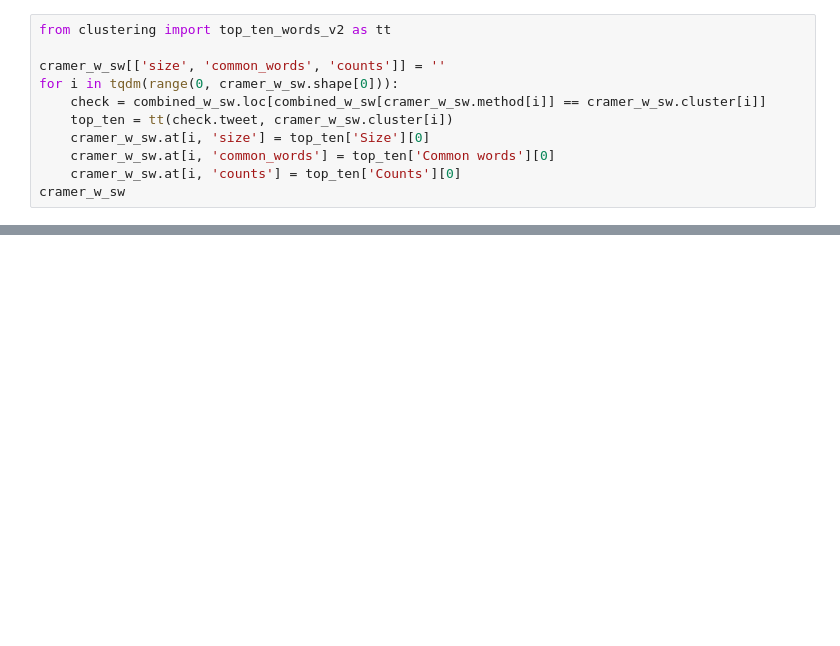
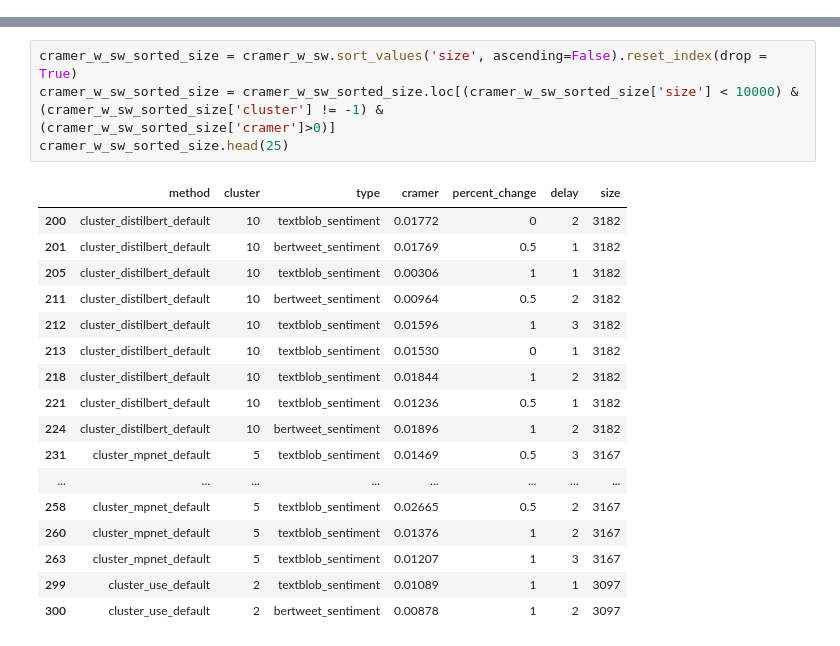
Before and after one commit to kmaksatk/Twitter_Stocks_Correlation, a Jupyter notebook: correlation_analysis.ipynb, the cells around one changed output, grey strips where cells are left out. Drawn from its saved outputs; the diff is of its cells as text; blank space fills up the shorter version.

```diff
--- a/correlation_analysis.ipynb
+++ b/correlation_analysis.ipynb
@@ -72,11 +85,0 @@ cramer_w_sw
-# %%
-from clustering import top_ten_words_v2 as tt
-
-cramer_w_sw[['size', 'common_words', 'counts']] = ''
-for i in tqdm(range(0, cramer_w_sw.shape[0])):
-    check = combined_w_sw.loc[combined_w_sw[cramer_w_sw.method[i]] == cramer_w_sw.cluster[i]]
-    top_ten = tt(check.tweet, cramer_w_sw.cluster[i])
-    cramer_w_sw.at[i, 'size'] = top_ten['Size'][0]
-    cramer_w_sw.at[i, 'common_words'] = top_ten['Common words'][0]
-    cramer_w_sw.at[i, 'counts'] = top_ten['Counts'][0]
-cramer_w_sw
@@ -96,0 +102,23 @@ cramer_w_sw
+# %%
+cramer_w_sw_sorted_size = cramer_w_sw.sort_values('size', ascending=False).reset_index(drop = True)
+cramer_w_sw_sorted_size = cramer_w_sw_sorted_size.loc[(cramer_w_sw_sorted_size['size'] < 10000) & (cramer_w_sw_sorted_size['cluster'] != -1) &
+(cramer_w_sw_sorted_size['cramer']>0)]
+cramer_w_sw_sorted_size.head(25)
+# %% [output]
+|  | method | cluster | type | cramer | percent_change | delay | size |
+| 200 | cluster_distilbert_default | 10 | textblob_sentiment | 0.01772 | 0 | 2 | 3182 |
+| 201 | cluster_distilbert_default | 10 | bertweet_sentiment | 0.01769 | 0.5 | 1 | 3182 |
+| 205 | cluster_distilbert_default | 10 | textblob_sentiment | 0.00306 | 1 | 1 | 3182 |
+| 211 | cluster_distilbert_default | 10 | bertweet_sentiment | 0.00964 | 0.5 | 2 | 3182 |
+| 212 | cluster_distilbert_default | 10 | textblob_sentiment | 0.01596 | 1 | 3 | 3182 |
+| 213 | cluster_distilbert_default | 10 | textblob_sentiment | 0.01530 | 0 | 1 | 3182 |
+| 218 | cluster_distilbert_default | 10 | textblob_sentiment | 0.01844 | 1 | 2 | 3182 |
+| 221 | cluster_distilbert_default | 10 | textblob_sentiment | 0.01236 | 0.5 | 1 | 3182 |
+| 224 | cluster_distilbert_default | 10 | bertweet_sentiment | 0.01896 | 1 | 2 | 3182 |
+| 231 | cluster_mpnet_default | 5 | textblob_sentiment | 0.01469 | 0.5 | 3 | 3167 |
+| ... | ... | ... | ... | ... | ... | ... | ... |
+| 258 | cluster_mpnet_default | 5 | textblob_sentiment | 0.02665 | 0.5 | 2 | 3167 |
+| 260 | cluster_mpnet_default | 5 | textblob_sentiment | 0.01376 | 1 | 2 | 3167 |
+| 263 | cluster_mpnet_default | 5 | textblob_sentiment | 0.01207 | 1 | 3 | 3167 |
+| 299 | cluster_use_default | 2 | textblob_sentiment | 0.01089 | 1 | 1 | 3097 |
+| 300 | cluster_use_default | 2 | bertweet_sentiment | 0.00878 | 1 | 2 | 3097 |
```
Also changed, not shown: parts of 16 cells of this notebook, 6 other files.
